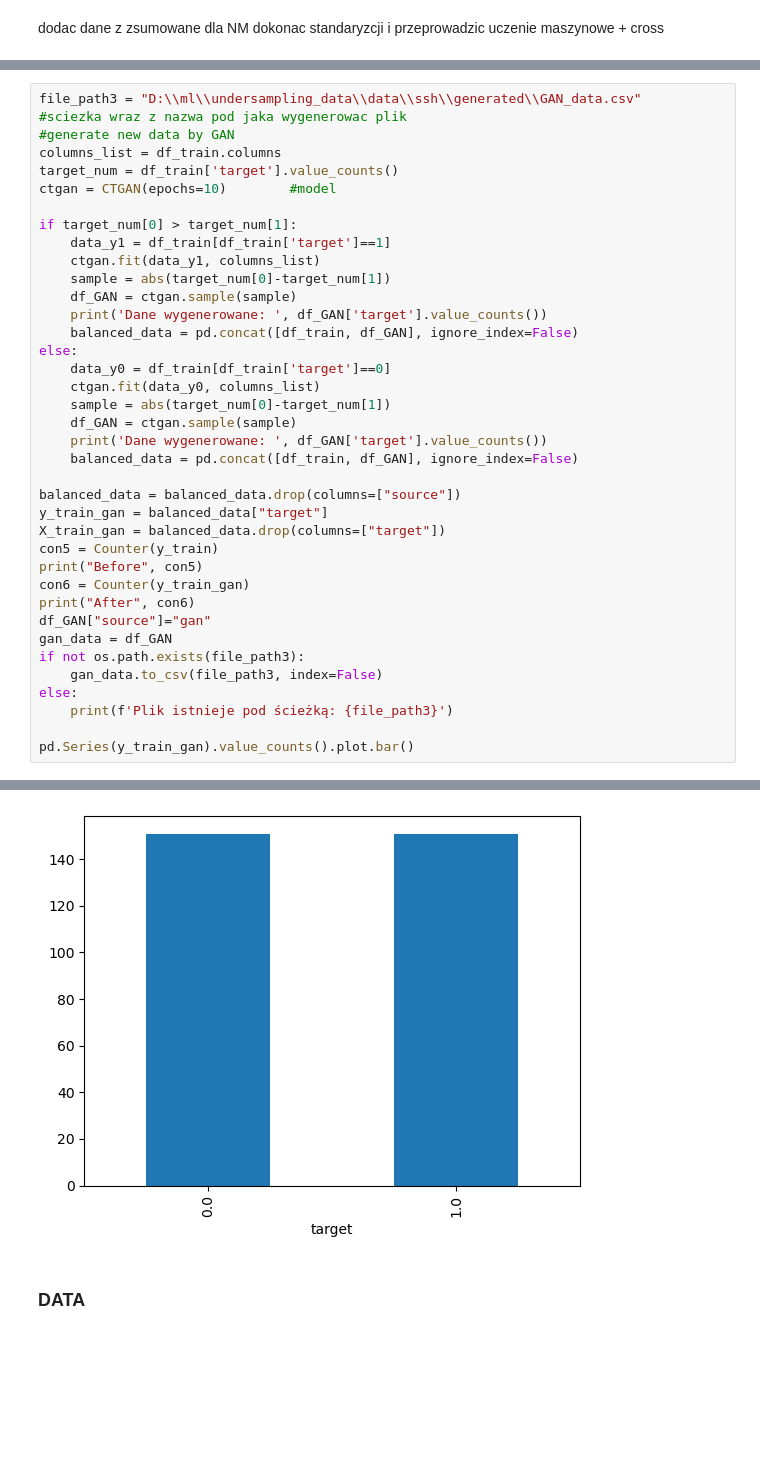
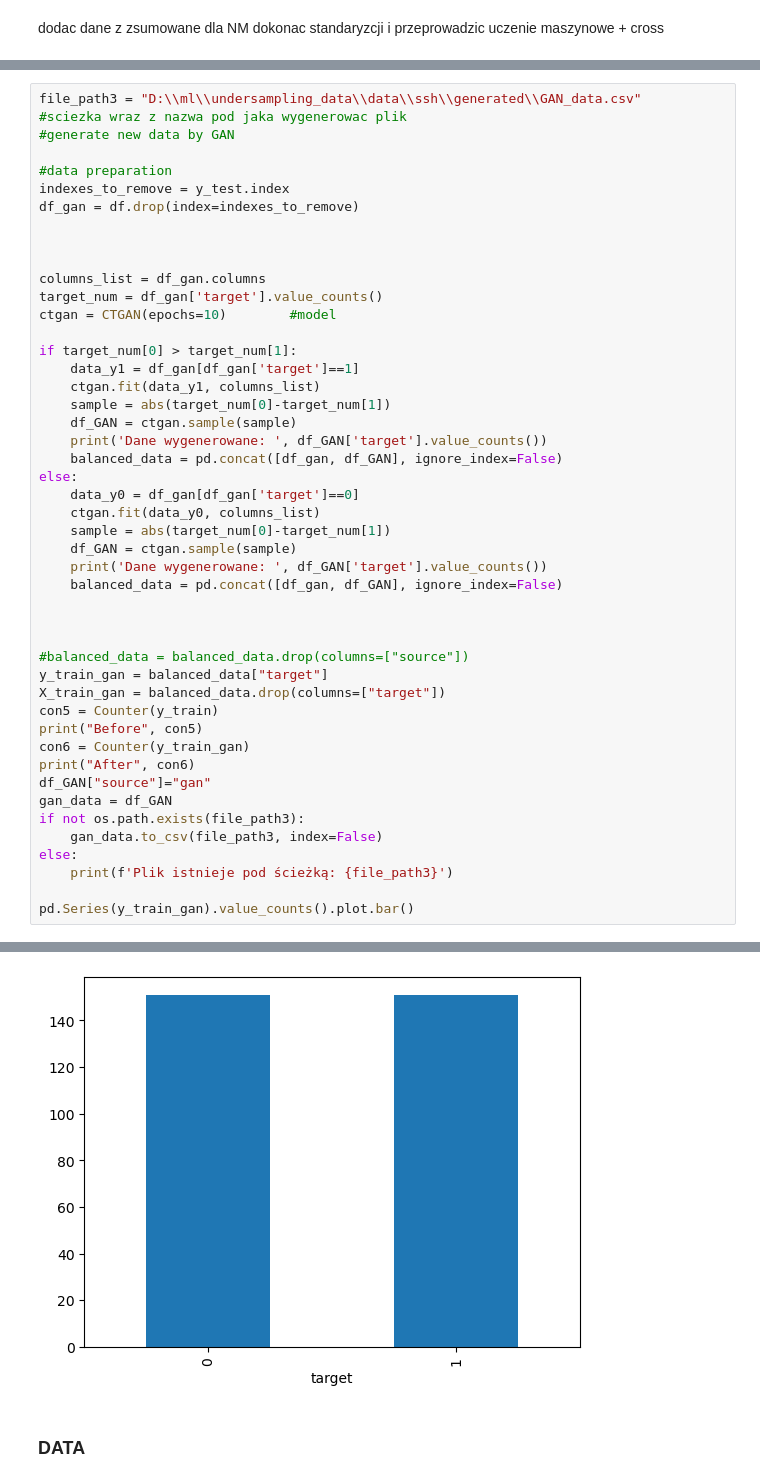
Before and after one commit to BeNNeTTcik/undersampling_data, a Jupyter notebook: notebooks/under_ssh.ipynb, the cells around one changed output, grey strips where cells are left out. Saved outputs shown, nothing was run; the diff lists cells and outputs as text; blank space fills up the shorter version.

```diff
--- a/notebooks/under_ssh.ipynb
+++ b/notebooks/under_ssh.ipynb
@@ -211,26 +182,35 @@ Plik istnieje pod ścieżką: D:\ml\undersampling_data\data\ssh\generated\border
 # %%
 file_path3 = "D:\\ml\\undersampling_data\\data\\ssh\\generated\\GAN_data.csv"        #sciezka wraz z nazwa pod jaka wygenerowac plik
 #generate new data by GAN
-columns_list = df_train.columns
-target_num = df_train['target'].value_counts()
+
+#data preparation
+indexes_to_remove = y_test.index
+df_gan = df.drop(index=indexes_to_remove)
+
+
+
+columns_list = df_gan.columns
+target_num = df_gan['target'].value_counts()
 ctgan = CTGAN(epochs=10)        #model
 
 if target_num[0] > target_num[1]:
-    data_y1 = df_train[df_train['target']==1]
+    data_y1 = df_gan[df_gan['target']==1]
     ctgan.fit(data_y1, columns_list)
     sample = abs(target_num[0]-target_num[1])
     df_GAN = ctgan.sample(sample)
     print('Dane wygenerowane: ', df_GAN['target'].value_counts())
-    balanced_data = pd.concat([df_train, df_GAN], ignore_index=False)
+    balanced_data = pd.concat([df_gan, df_GAN], ignore_index=False)
 else:
-    data_y0 = df_train[df_train['target']==0]
+    data_y0 = df_gan[df_gan['target']==0]
     ctgan.fit(data_y0, columns_list)
     sample = abs(target_num[0]-target_num[1])
     df_GAN = ctgan.sample(sample)
     print('Dane wygenerowane: ', df_GAN['target'].value_counts())
-    balanced_data = pd.concat([df_train, df_GAN], ignore_index=False)
+    balanced_data = pd.concat([df_gan, df_GAN], ignore_index=False)
 
-balanced_data = balanced_data.drop(columns=["source"])
+
+
+#balanced_data = balanced_data.drop(columns=["source"])
 y_train_gan = balanced_data["target"]
 X_train_gan = balanced_data.drop(columns=["target"])
 con5 = Counter(y_train)
@@ -254,5 +234,5 @@ After Counter({0.0: 151, 1.0: 151})
 <Axes: xlabel='target'>
-[figure, old version]
+[figure, new version]
 # %% [markdown]
 ### DATA
 # %%
```
Also changed, not shown: parts of 5 cells of this notebook, 9 other files.
